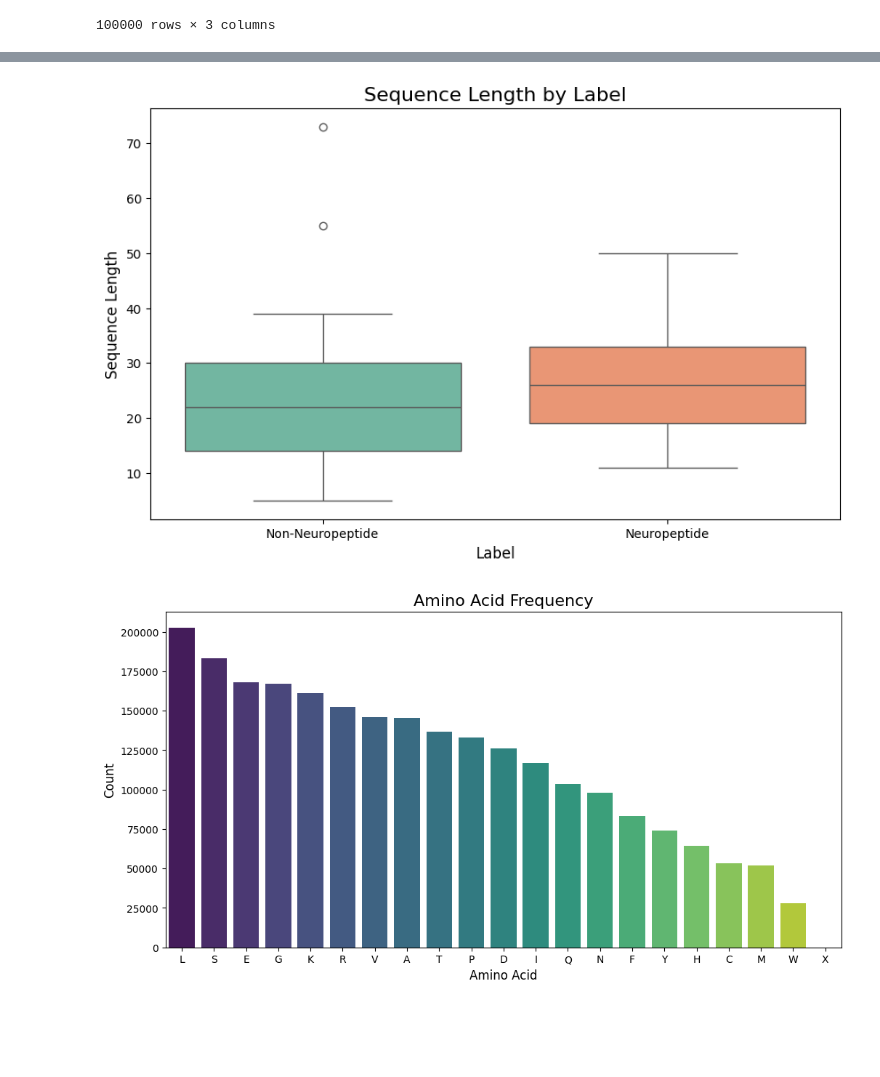
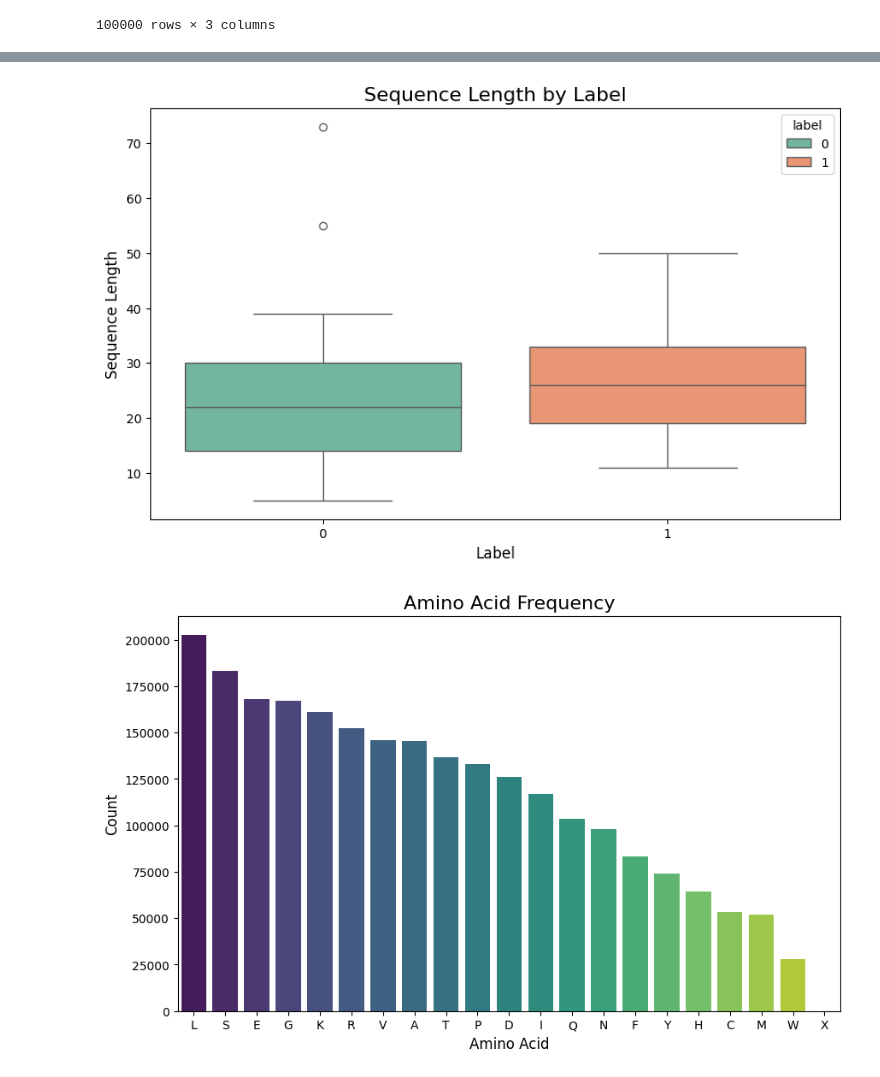
Before and after one commit to DRepresser/NeuroClassify, a Jupyter notebook: preprocess_and_EDA.ipynb, the cells around one changed output, grey strips where cells are left out. Drawn from its saved outputs; the diff is of its cells as text; code cells hidden in the pictures; blank space fills up the shorter version.

```diff
--- a/preprocess_and_EDA.ipynb
+++ b/preprocess_and_EDA.ipynb
@@ -446,8 +377,6 @@ downsampled_df
 | 99998 | GDHQNIQGSGLWGSGGTWVGYAGGPKDKTKAKK | 1 | 33 |
 | 99999 | EVKLSWREKYHEWMAMTGKKIEELQMANNFLRK... | 1 | 38 |
 100000 rows × 3 columns
-# %%
-downsampled_df['label'] = downsampled_df['label'].map({0: 'Non-Neuropeptide', 1: 'Neuropeptide'})
 # %%
 plt.figure(figsize=(10, 6))
 sns.countplot(x='label', data=downsampled_df, hue='label', palette='Set2')
@@ -474,18 +403,18 @@ plt.xlabel("Label", fontsize=12)
 plt.ylabel("Sequence Length", fontsize=12)
 plt.show()
 # %% [output]
-[figure, old version]
+[figure, new version]
 # %%
 all_sequences = ''.join(downsampled_df['sequence'])
 aa_counts = Counter(all_sequences)
 
 aa_df = pd.DataFrame(aa_counts.items(), columns=['Amino Acid', 'Count']).sort_values(by='Count', ascending=False)
 
-plt.figure(figsize=(12, 6))
+plt.figure(figsize=(10, 6))
 sns.barplot(x='Amino Acid', y='Count', data=aa_df, hue='Amino Acid', palette='viridis')
 plt.title("Amino Acid Frequency", fontsize=16)
 plt.xlabel("Amino Acid", fontsize=12)
 plt.ylabel("Count", fontsize=12)
 plt.show()
 # %% [output]
-[figure, old version]
+[figure, new version]
```
Also changed, not shown: parts of 13 cells of this notebook.
